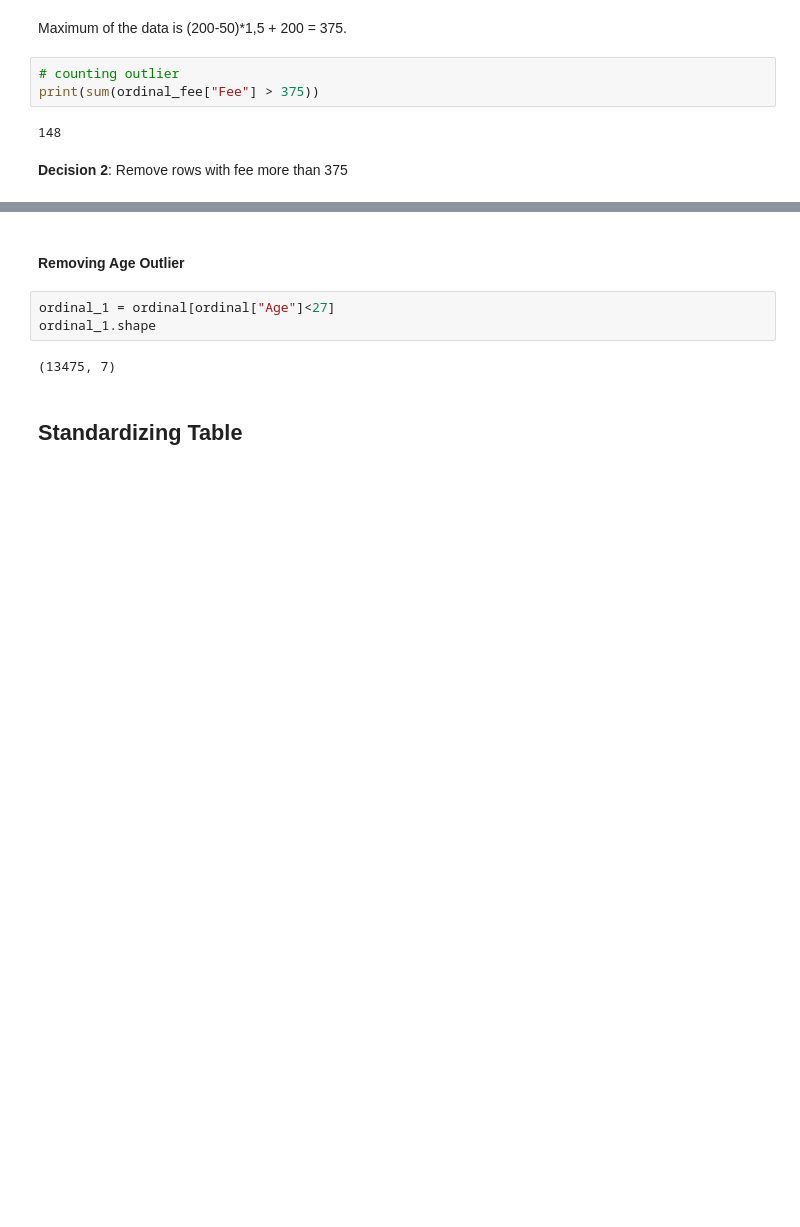
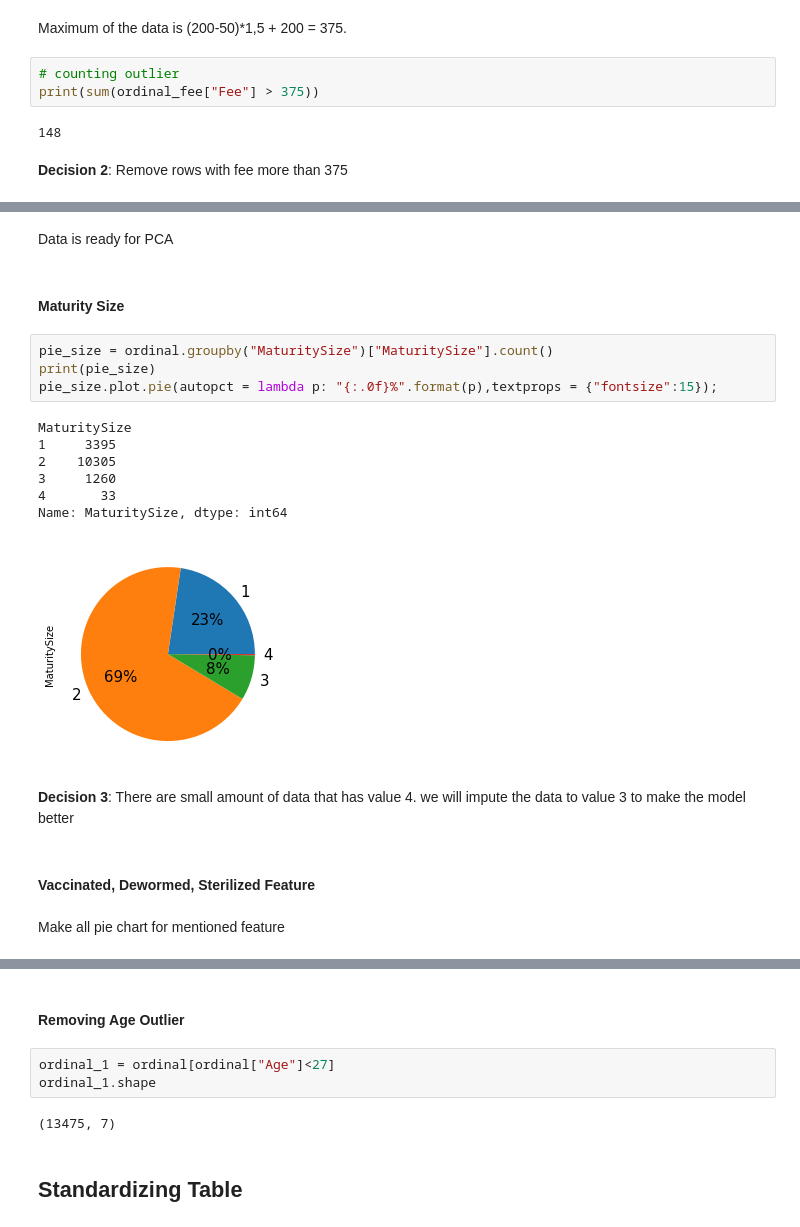
Before and after one commit to naufaldi-fir/adoption-prediction-project, a Jupyter notebook: standard-scaler-naufaldi.ipynb, the cells around one changed output, grey strips where cells are left out. Saved outputs shown, nothing was run; the diff lists cells and outputs as text; blank space fills up the shorter version.

```diff
--- a/standard-scaler-naufaldi.ipynb
+++ b/standard-scaler-naufaldi.ipynb
@@ -120,0 +137,22 @@ print(sum(ordinal_fee["Fee"] > 375))
+# %% [markdown]
+Data is ready for PCA
+# %% [markdown]
+#### Maturity Size
+# %%
+pie_size = ordinal.groupby("MaturitySize")["MaturitySize"].count()
+print(pie_size)
+pie_size.plot.pie(autopct = lambda p: "{:.0f}%".format(p),textprops = {"fontsize":15});
+# %% [output]
+MaturitySize
+1     3395
+2    10305
+3     1260
+4       33
+Name: MaturitySize, dtype: int64
+[figure, added]
+# %% [markdown]
+**Decision 3**: There are small amount of data that has value 4. we will impute the data to value 3 to make the model better
+# %% [markdown]
+#### Vaccinated, Dewormed, Sterilized Feature
+# %% [markdown]
+Make all pie chart for mentioned feature
```
Also changed, not shown: parts of 6 cells of this notebook.
